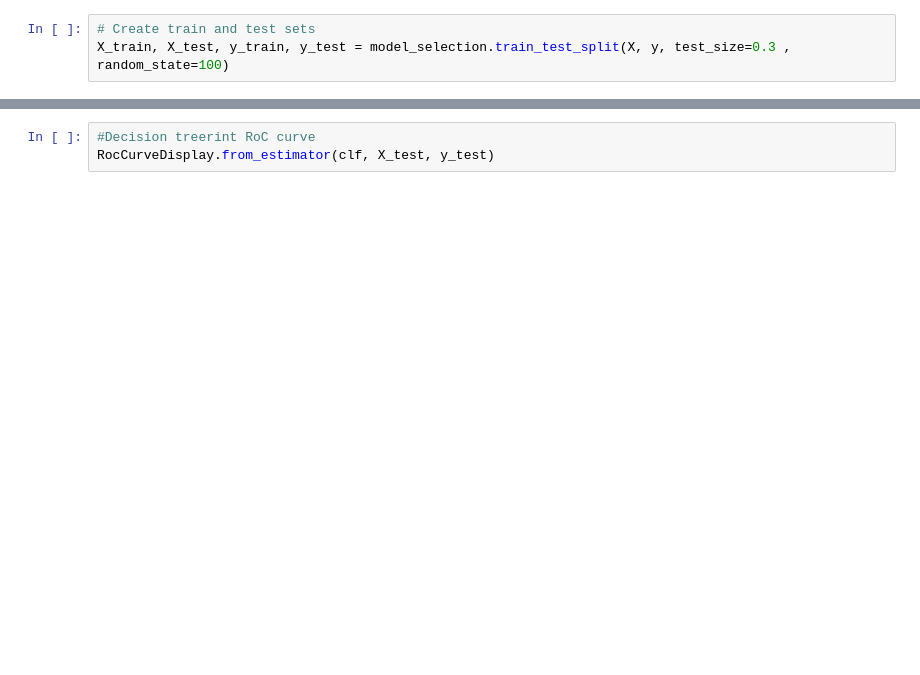
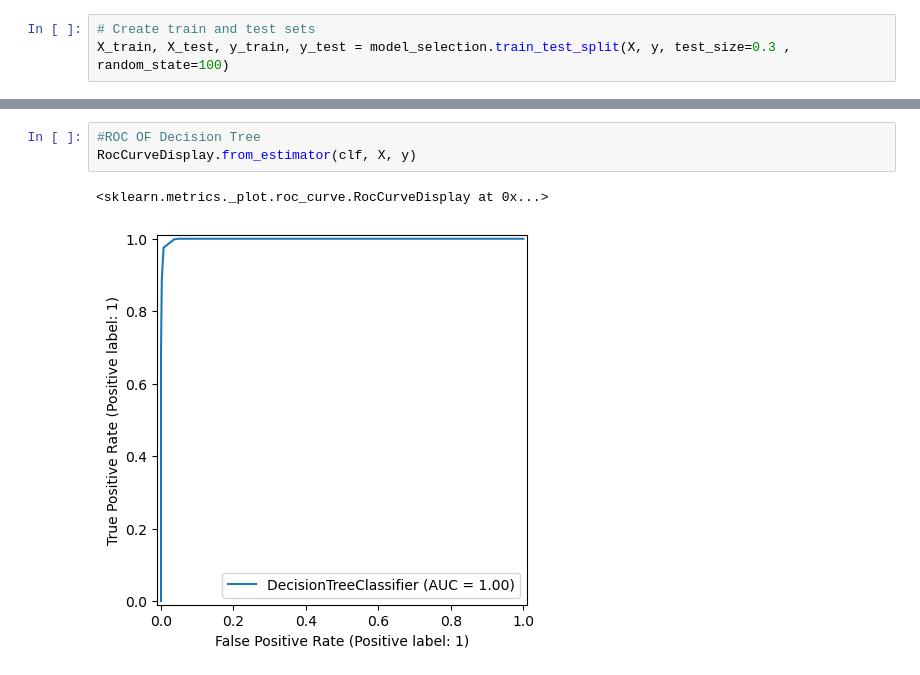
Before and after one commit to CElbing/CS447-Final, a Jupyter notebook: src/InfoGain_Skeleton.ipynb, the cells around one changed output, grey strips where cells are left out. Drawn from its saved outputs; the diff is of its cells as text; blank space fills up the shorter version.

```diff
--- a/src/InfoGain_Skeleton.ipynb
+++ b/src/InfoGain_Skeleton.ipynb
@@ -80,3 +119,6 @@ print(f'Accuracy: {accuracy}')
 # %%
-#Decision treerint RoC curve
-RocCurveDisplay.from_estimator(clf, X_test, y_test)
+#ROC OF Decision Tree
+RocCurveDisplay.from_estimator(clf, X, y)
+# %% [output]
+<sklearn.metrics._plot.roc_curve.RocCurveDisplay at 0x...>
+[figure, added]
```
Also changed, not shown: parts of 12 cells of this notebook.
